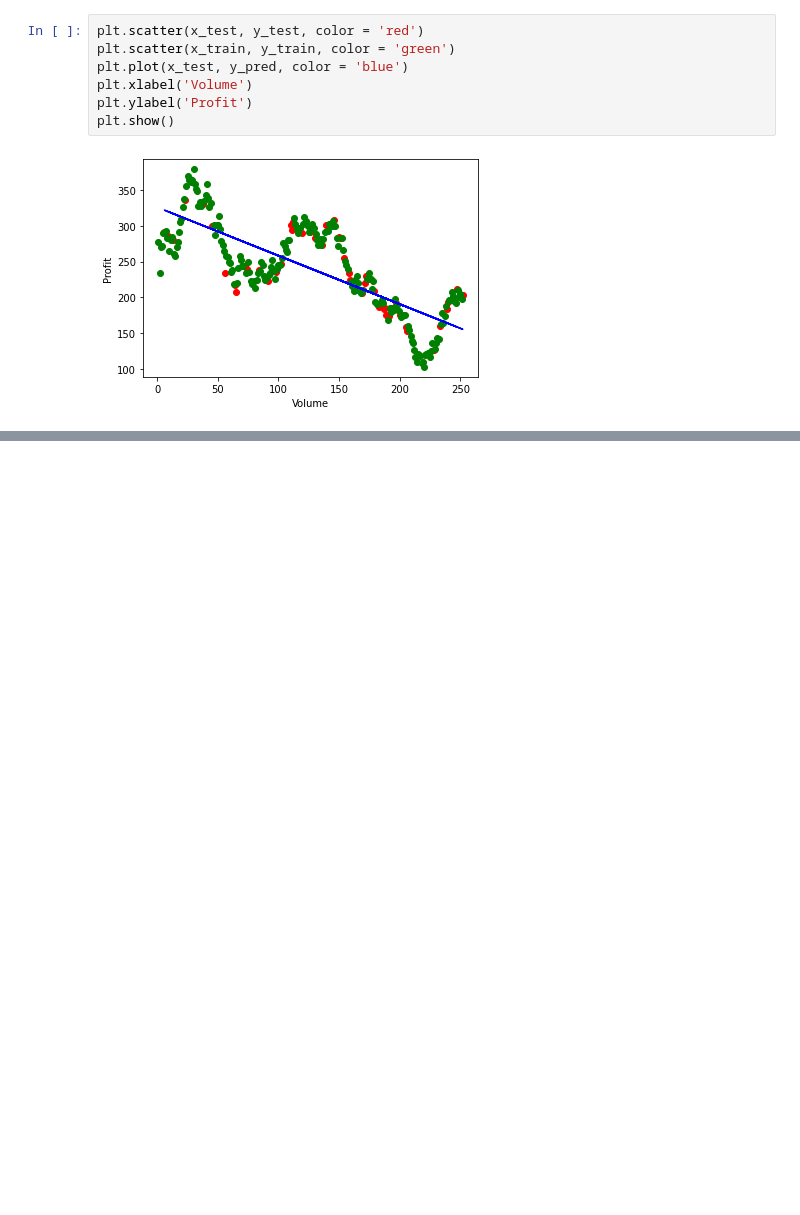
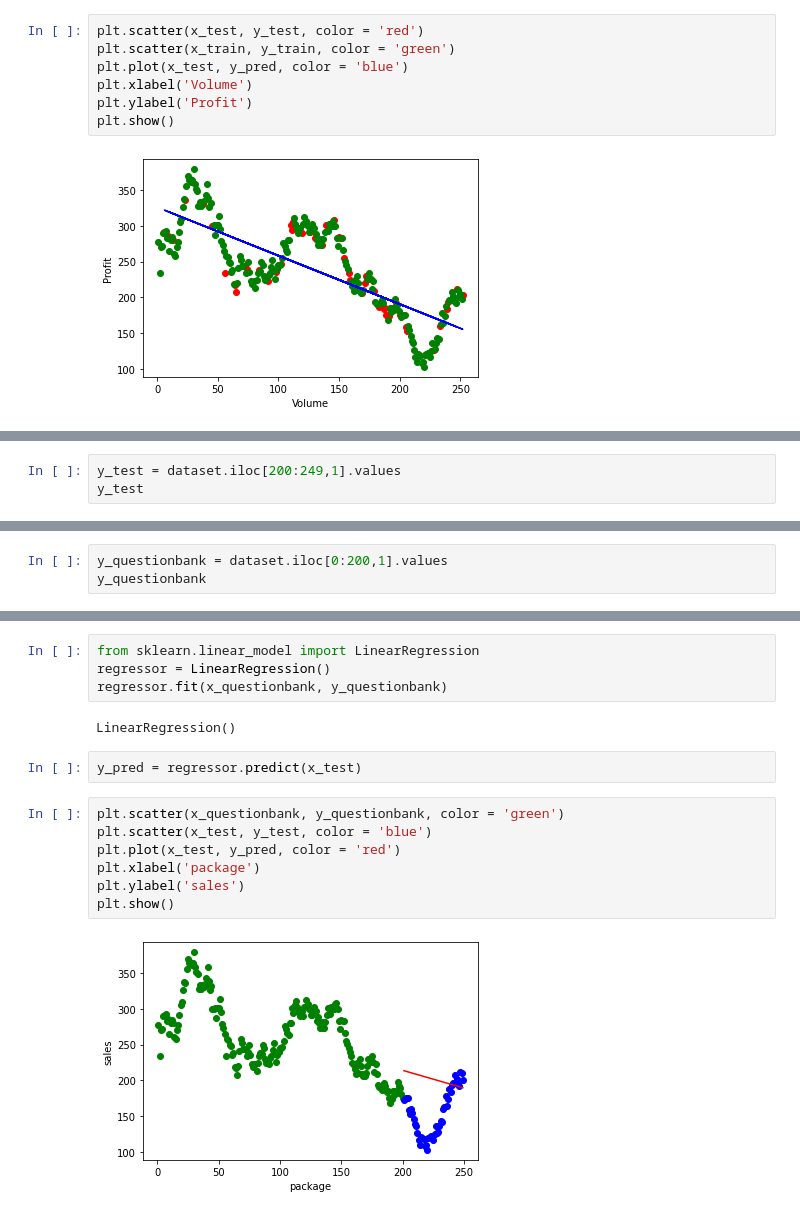
Before and after one commit to micahvarkyez/Python, a Jupyter notebook: sampling.ipynb, the cells around one changed output, grey strips where cells are left out. Cells and saved outputs as stored; diff of their text form; blank space fills up the shorter version.

```diff
--- a/sampling.ipynb
+++ b/sampling.ipynb
@@ -87,0 +131,3 @@ plt.show()
+# %%
+y_test = dataset.iloc[200:249,1].values
+y_test
@@ -87,0 +145,3 @@ plt.show()
+# %%
+y_questionbank = dataset.iloc[0:200,1].values
+y_questionbank
@@ -87,0 +166,17 @@ plt.show()
+# %%
+from sklearn.linear_model import LinearRegression
+regressor = LinearRegression()
+regressor.fit(x_questionbank, y_questionbank)
+# %% [output]
+LinearRegression()
+# %%
+y_pred = regressor.predict(x_test)
+# %%
+plt.scatter(x_questionbank, y_questionbank, color = 'green')
+plt.scatter(x_test, y_test, color = 'blue')
+plt.plot(x_test, y_pred, color = 'red')
+plt.xlabel('package')
+plt.ylabel('sales')
+plt.show()
+# %% [output]
+[figure, added]
```
Also changed, not shown: parts of 7 cells of this notebook.
